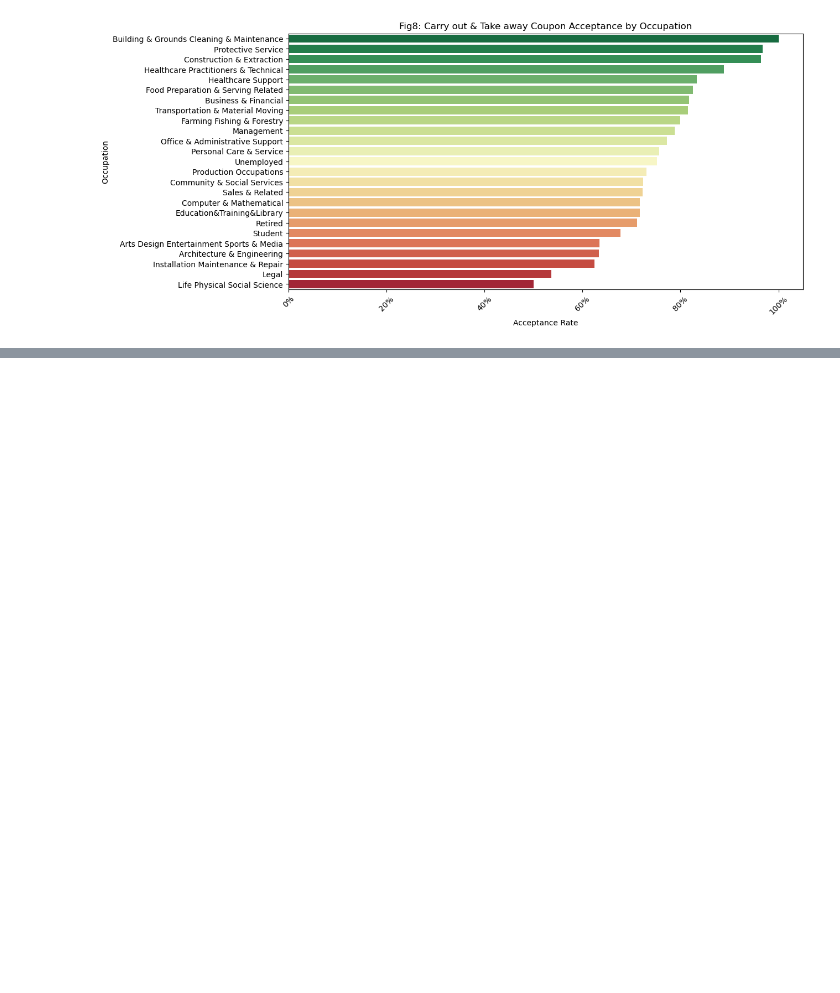
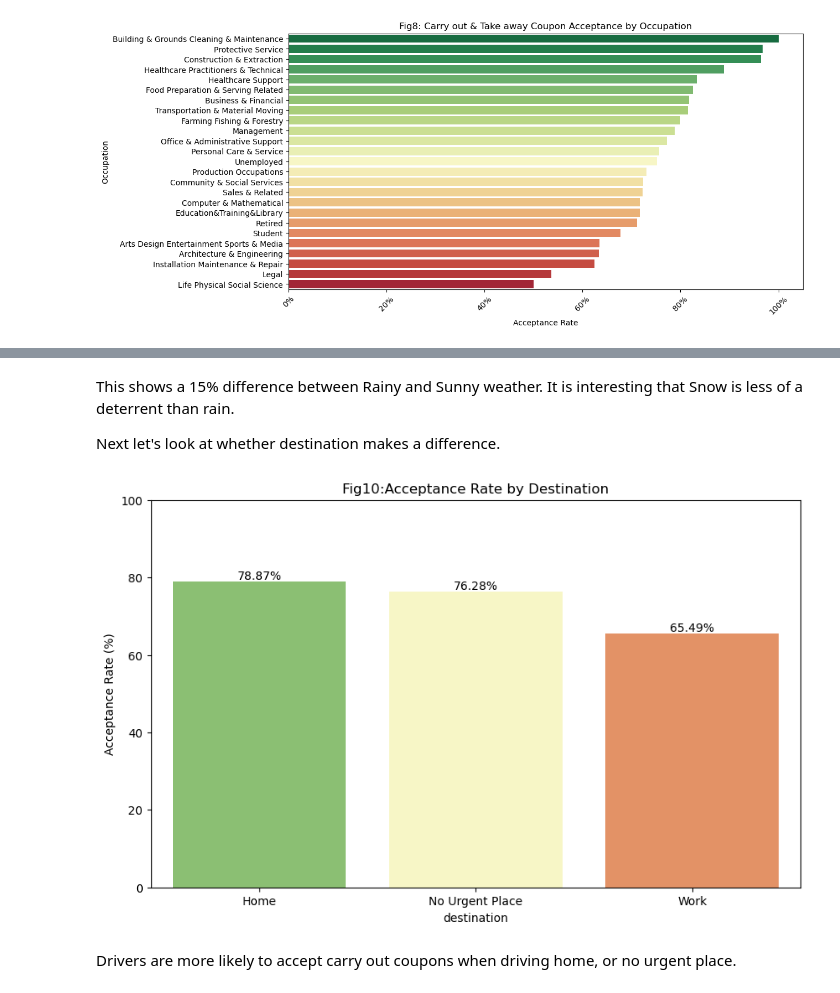
Before and after one commit to johnprg/coupon-data, a Jupyter notebook: coupondata.ipynb, the cells around one changed output, grey strips where cells are left out. Saved outputs shown, nothing was run; the diff lists cells and outputs as text; code cells hidden in the pictures; blank space fills up the shorter version.

```diff
--- a/coupondata.ipynb
+++ b/coupondata.ipynb
@@ -459,0 +490,10 @@ plt.show()
+# %% [markdown]
+This shows a 15% difference between Rainy and Sunny weather.  It is interesting that Snow is less of a deterrent than rain.
+
+Next let's look at whether destination makes a difference.
+# %%
+accept_chart(carry_out_df, 'destination', 'Acceptance Rate by Destination', 10)
+# %% [output]
+[figure, added]
+# %% [markdown]
+Drivers are more likely to accept carry out coupons when driving home, or no urgent place.
```
Also changed, not shown: parts of 3 cells of this notebook, 2 other files.
